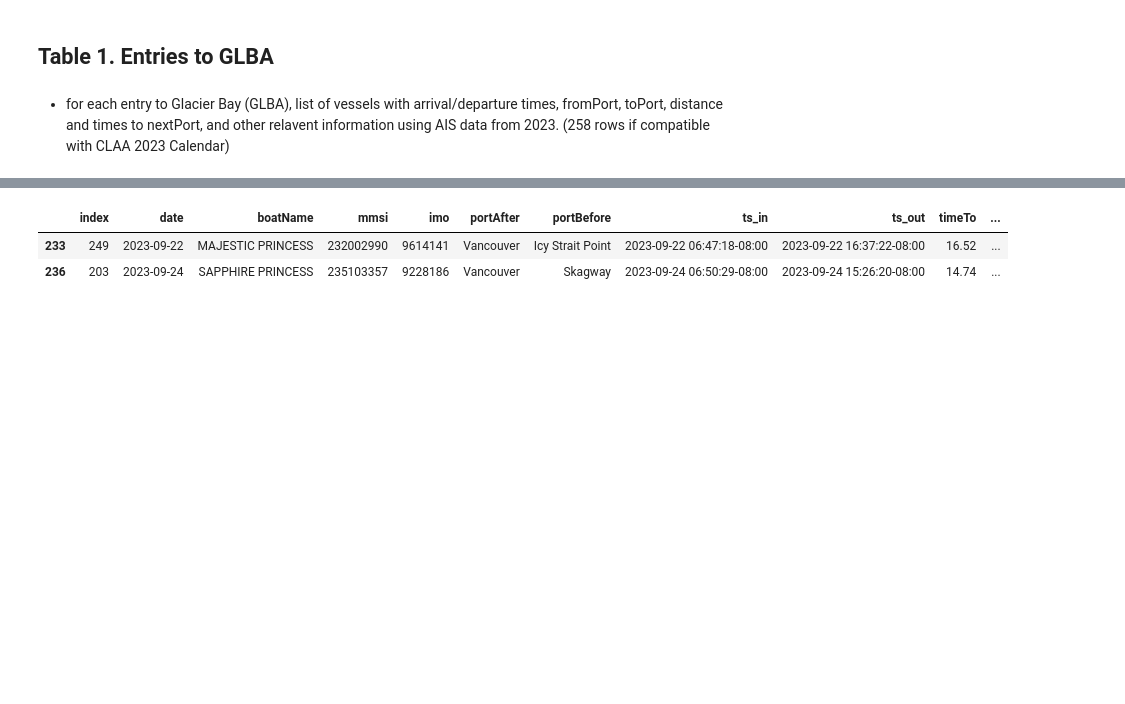
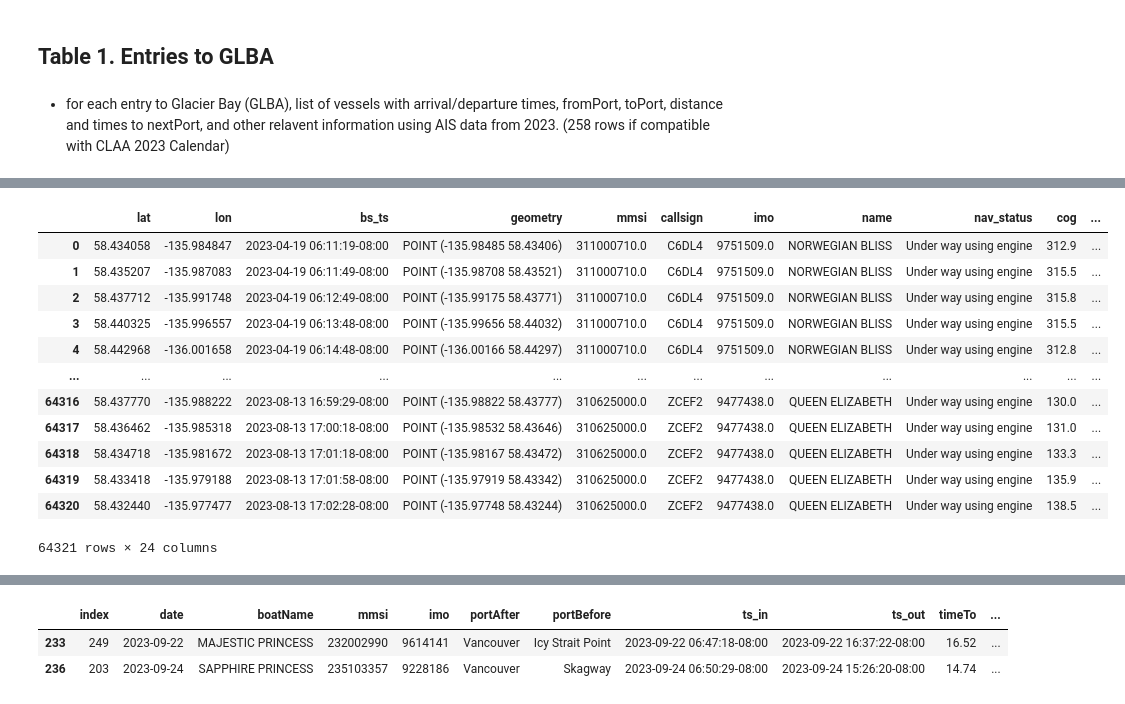
Before and after one commit to gebrady/shippy, a Jupyter notebook: tables_and_figures.ipynb, the cells around one changed output, grey strips where cells are left out. Drawn from its saved outputs; the diff is of its cells as text; code cells hidden in the pictures; blank space fills up the shorter version.

```diff
--- a/tables_and_figures.ipynb
+++ b/tables_and_figures.ipynb
@@ -70,0 +136,16 @@ processing NORWEGIAN BLISS
+# %%
+a.ais_data_within_glba
+# %% [output]
+|  | lat | lon | bs_ts | geometry | mmsi | callsign | imo | name | nav_status | cog | ... |
+| 0 | 58.434058 | -135.984847 | 2023-04-19 06:11:19-08:00 | POINT (-135.98485 58.43406) | 311000710.0 | C6DL4 | 9751509.0 | NORWEGIAN BLISS | Under way using engine | 312.9 | ... |
+| 1 | 58.435207 | -135.987083 | 2023-04-19 06:11:49-08:00 | POINT (-135.98708 58.43521) | 311000710.0 | C6DL4 | 9751509.0 | NORWEGIAN BLISS | Under way using engine | 315.5 | ... |
+| 2 | 58.437712 | -135.991748 | 2023-04-19 06:12:49-08:00 | POINT (-135.99175 58.43771) | 311000710.0 | C6DL4 | 9751509.0 | NORWEGIAN BLISS | Under way using engine | 315.8 | ... |
+| 3 | 58.440325 | -135.996557 | 2023-04-19 06:13:48-08:00 | POINT (-135.99656 58.44032) | 311000710.0 | C6DL4 | 9751509.0 | NORWEGIAN BLISS | Under way using engine | 315.5 | ... |
+| 4 | 58.442968 | -136.001658 | 2023-04-19 06:14:48-08:00 | POINT (-136.00166 58.44297) | 311000710.0 | C6DL4 | 9751509.0 | NORWEGIAN BLISS | Under way using engine | 312.8 | ... |
+| ... | ... | ... | ... | ... | ... | ... | ... | ... | ... | ... | ... |
+| 64316 | 58.437770 | -135.988222 | 2023-08-13 16:59:29-08:00 | POINT (-135.98822 58.43777) | 310625000.0 | ZCEF2 | 9477438.0 | QUEEN ELIZABETH | Under way using engine | 130.0 | ... |
+| 64317 | 58.436462 | -135.985318 | 2023-08-13 17:00:18-08:00 | POINT (-135.98532 58.43646) | 310625000.0 | ZCEF2 | 9477438.0 | QUEEN ELIZABETH | Under way using engine | 131.0 | ... |
+| 64318 | 58.434718 | -135.981672 | 2023-08-13 17:01:18-08:00 | POINT (-135.98167 58.43472) | 310625000.0 | ZCEF2 | 9477438.0 | QUEEN ELIZABETH | Under way using engine | 133.3 | ... |
+| 64319 | 58.433418 | -135.979188 | 2023-08-13 17:01:58-08:00 | POINT (-135.97919 58.43342) | 310625000.0 | ZCEF2 | 9477438.0 | QUEEN ELIZABETH | Under way using engine | 135.9 | ... |
+| 64320 | 58.432440 | -135.977477 | 2023-08-13 17:02:28-08:00 | POINT (-135.97748 58.43244) | 310625000.0 | ZCEF2 | 9477438.0 | QUEEN ELIZABETH | Under way using engine | 138.5 | ... |
+64321 rows × 24 columns
```
Also changed, not shown: parts of 12 cells of this notebook, 4 other files.
